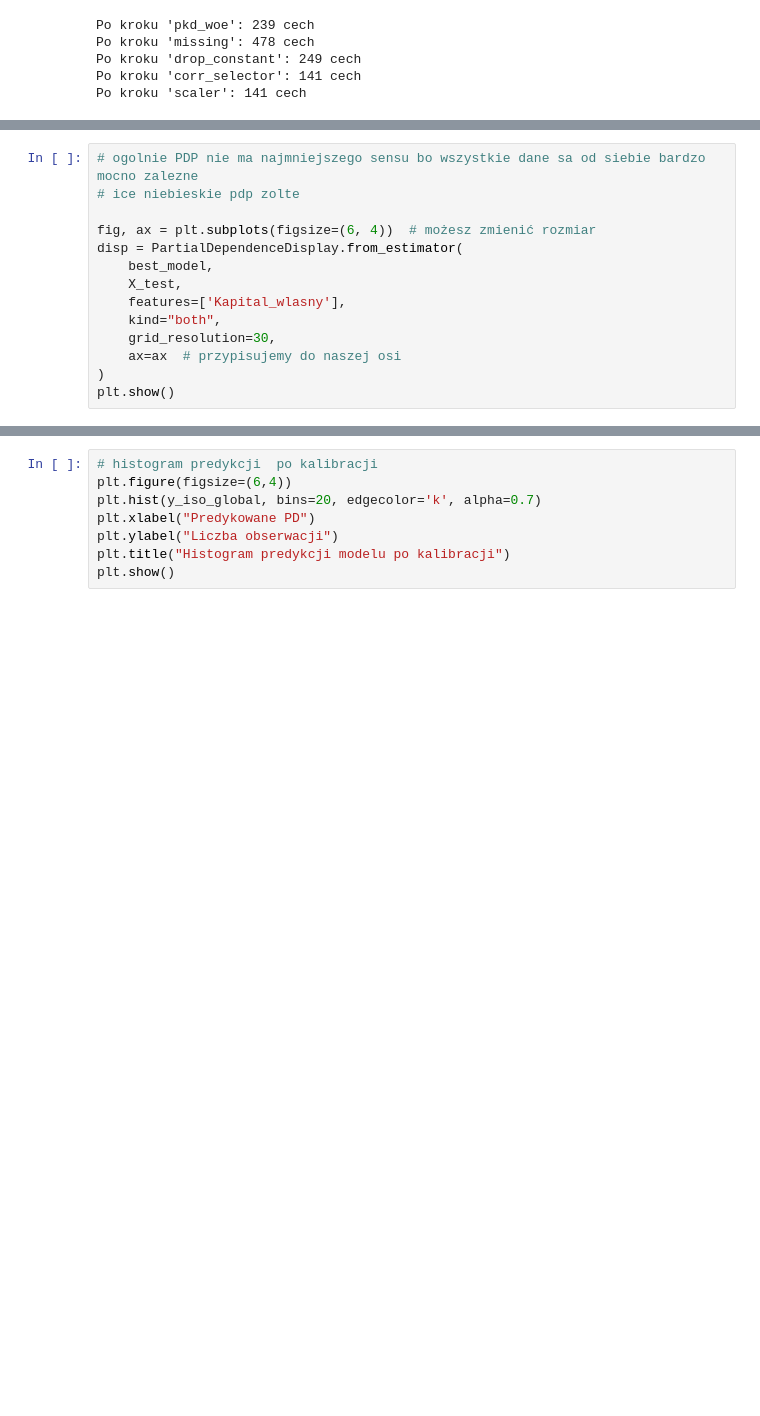
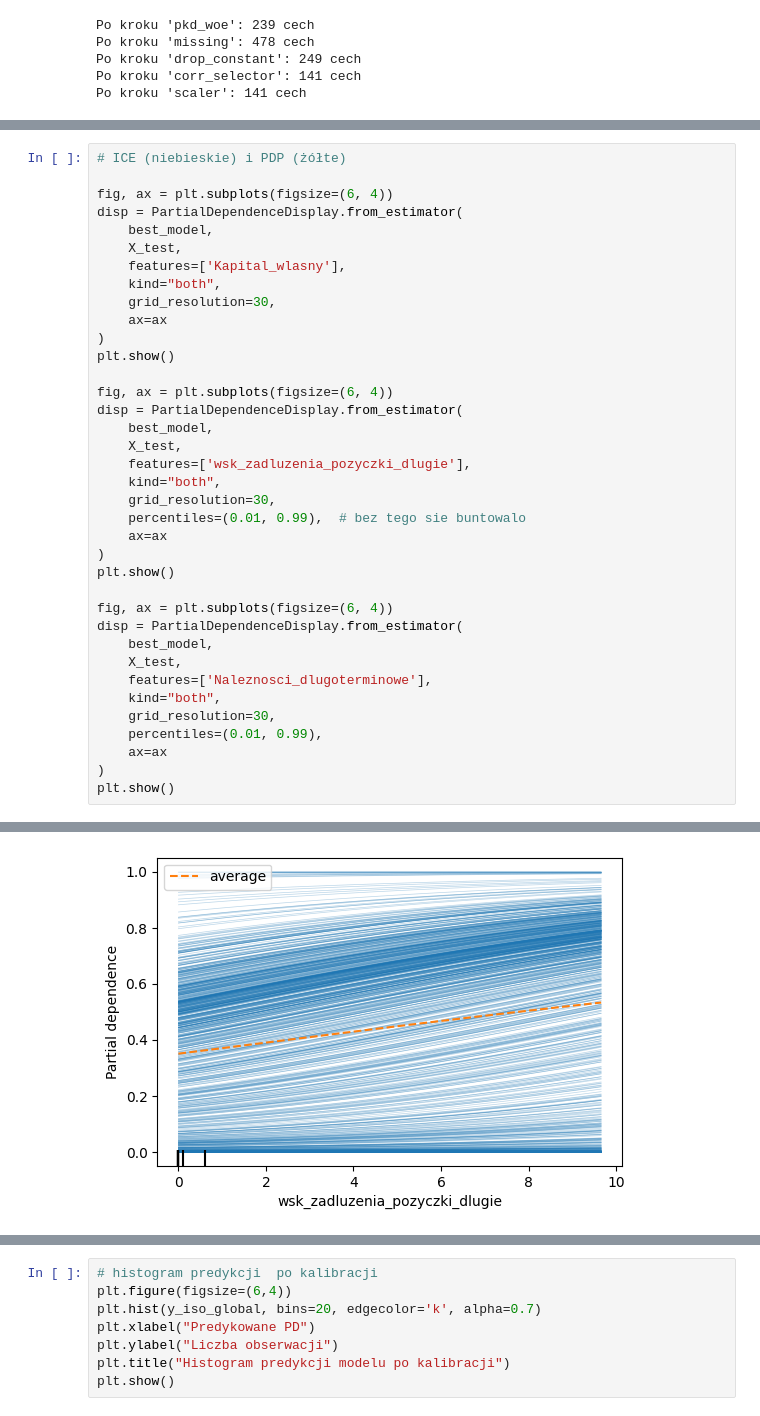
Before and after one commit to mila2023/Model_interpretowalny, a Jupyter notebook: analiza_regresji.ipynb, the cells around one changed output, grey strips where cells are left out. Drawn from its saved outputs; the diff is of its cells as text; blank space fills up the shorter version.

```diff
--- a/analiza_regresji.ipynb
+++ b/analiza_regresji.ipynb
@@ -638,16 +655,40 @@ Top 15 najważniejszych cech:
 # %%
-# ogolnie PDP nie ma najmniejszego sensu bo wszystkie dane sa od siebie bardzo mocno zalezne
-# ice niebieskie pdp zolte
+# ICE (niebieskie) i PDP (żółte)
 
-fig, ax = plt.subplots(figsize=(6, 4))  # możesz zmienić rozmiar
+fig, ax = plt.subplots(figsize=(6, 4))
 disp = PartialDependenceDisplay.from_estimator(
     best_model,
     X_test,
     features=['Kapital_wlasny'],
     kind="both",
     grid_resolution=30,
-    ax=ax  # przypisujemy do naszej osi
+    ax=ax
 )
 plt.show()
+
+fig, ax = plt.subplots(figsize=(6, 4))
+disp = PartialDependenceDisplay.from_estimator(
+    best_model,
+    X_test,
+    features=['wsk_zadluzenia_pozyczki_dlugie'],
+    kind="both",
+    grid_resolution=30,
+    percentiles=(0.01, 0.99),  # bez tego sie buntowalo
+    ax=ax
+)
+plt.show()
+
+fig, ax = plt.subplots(figsize=(6, 4))
+disp = PartialDependenceDisplay.from_estimator(
+    best_model,
+    X_test,
+    features=['Naleznosci_dlugoterminowe'],
+    kind="both",
+    grid_resolution=30,
+    percentiles=(0.01, 0.99),
+    ax=ax
+)
+plt.show()
 # %% [output]
 [figure]
+[figure, added]
```
Also changed, not shown: parts of 36 cells of this notebook.
